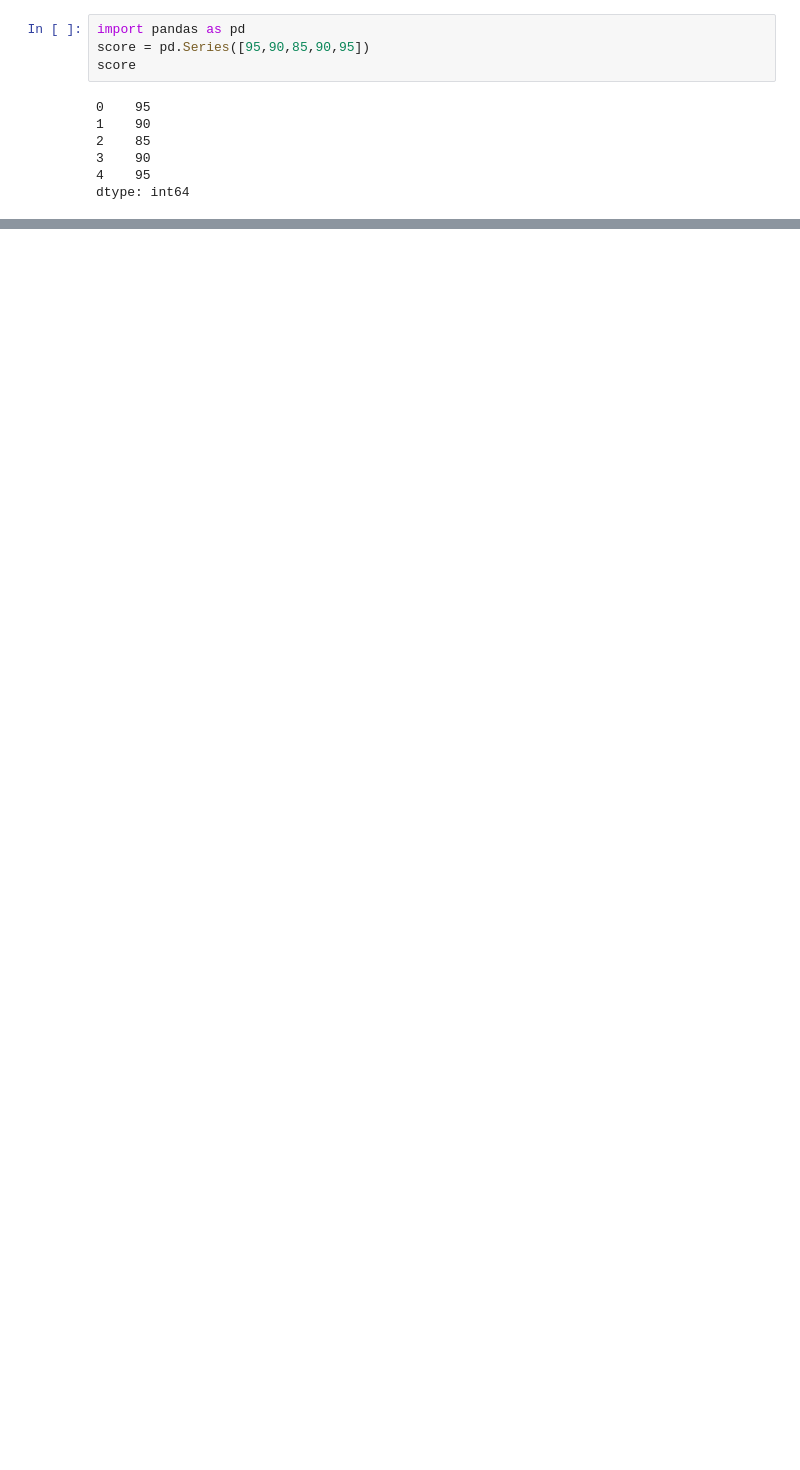
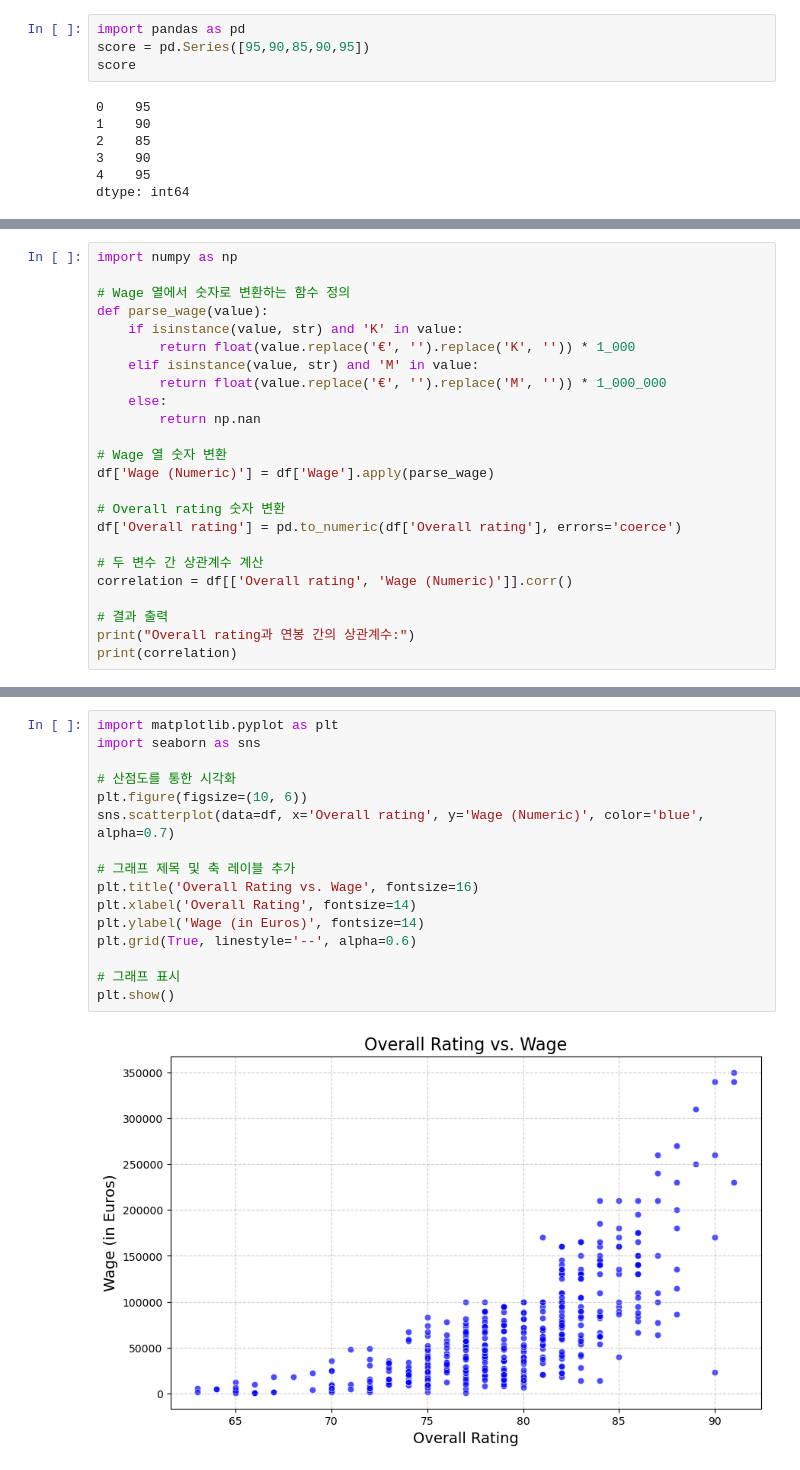
Before and after one commit to choimin0221/data-analytic-programming, a Jupyter notebook: exam1.ipynb, the cells around one changed output, grey strips where cells are left out. Saved outputs shown, nothing was run; the diff lists cells and outputs as text; blank space fills up the shorter version.

```diff
--- a/exam1.ipynb
+++ b/exam1.ipynb
@@ -53,0 +45,24 @@ df.sort_values(by='Age')
+# %%
+import numpy as np
+
+# Wage 열에서 숫자로 변환하는 함수 정의
+def parse_wage(value):
+    if isinstance(value, str) and 'K' in value:
+        return float(value.replace('€', '').replace('K', '')) * 1_000
+    elif isinstance(value, str) and 'M' in value:
+        return float(value.replace('€', '').replace('M', '')) * 1_000_000
+    else:
+        return np.nan
+
+# Wage 열 숫자 변환
+df['Wage (Numeric)'] = df['Wage'].apply(parse_wage)
+
+# Overall rating 숫자 변환
+df['Overall rating'] = pd.to_numeric(df['Overall rating'], errors='coerce')
+
+# 두 변수 간 상관계수 계산
+correlation = df[['Overall rating', 'Wage (Numeric)']].corr()
+
+# 결과 출력
+print("Overall rating과 연봉 간의 상관계수:")
+print(correlation)
@@ -53,0 +74,18 @@ df.sort_values(by='Age')
+# %%
+import matplotlib.pyplot as plt
+import seaborn as sns
+
+# 산점도를 통한 시각화
+plt.figure(figsize=(10, 6))
+sns.scatterplot(data=df, x='Overall rating', y='Wage (Numeric)', color='blue', alpha=0.7)
+
+# 그래프 제목 및 축 레이블 추가
+plt.title('Overall Rating vs. Wage', fontsize=16)
+plt.xlabel('Overall Rating', fontsize=14)
+plt.ylabel('Wage (in Euros)', fontsize=14)
+plt.grid(True, linestyle='--', alpha=0.6)
+
+# 그래프 표시
+plt.show()
+# %% [output]
+[figure, added]
```
Also changed, not shown: parts of 4 cells of this notebook, 2 other files.
